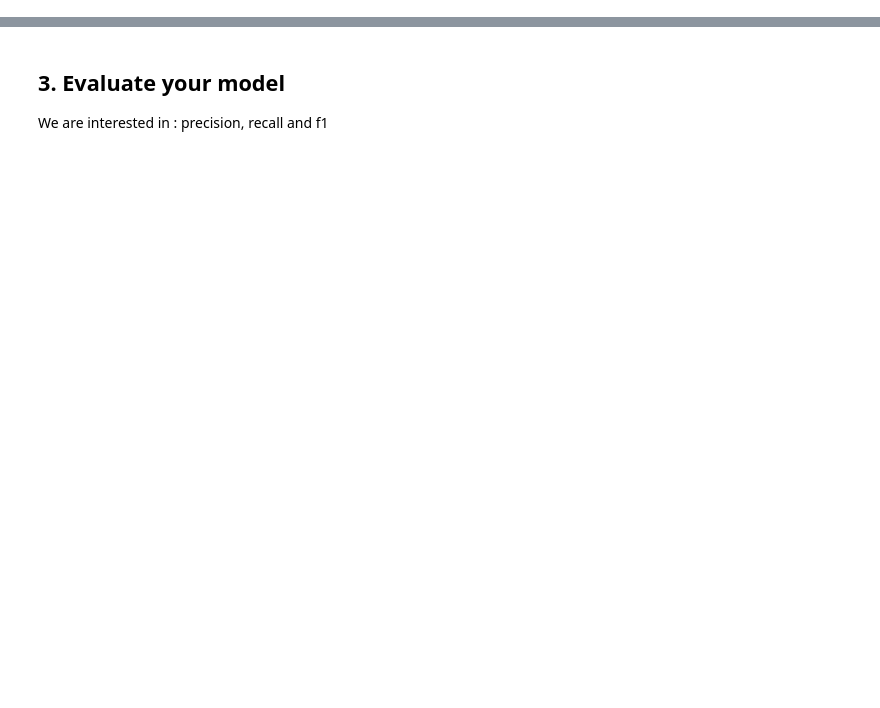
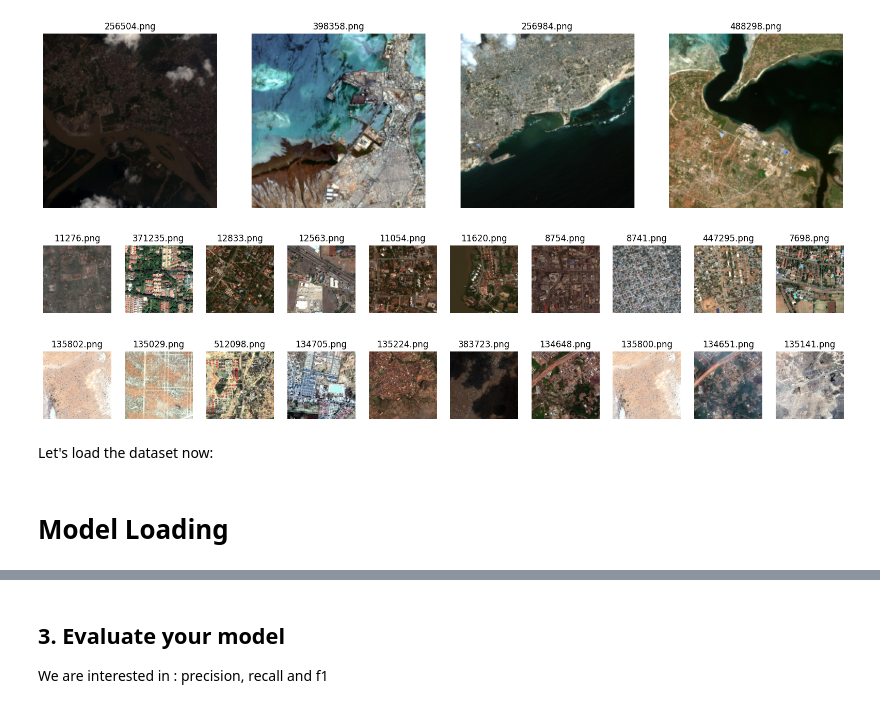
Before and after one commit to GeoAIAfrica/vllm-satim-labeling, a Jupyter notebook: notebooks/starter_colab.ipynb, the cells around one changed output, grey strips where cells are left out. Drawn from its saved outputs; the diff is of its cells as text; code cells hidden in the pictures; blank space fills up the shorter version.

```diff
--- a/notebooks/starter_colab.ipynb
+++ b/notebooks/starter_colab.ipynb
@@ -103,0 +112,14 @@ train_dataset = train_.add_column('y_hat', outputs)
+# %%
+plot(train_md, "port")
+# %% [output]
+[figure, added]
+# %%
+plot(train_md, "multi-unit_residential")
+# %% [output]
+[figure, added]
+# %%
+plot(train_md, "impoverished_settlement")
+# %% [output]
+[figure, added]
+# %% [markdown]
+Let's load the dataset now:
@@ -103,0 +134,2 @@ train_dataset = train_.add_column('y_hat', outputs)
+# %% [markdown]
+# Model Loading
```
Also changed, not shown: parts of 34 cells of this notebook.
